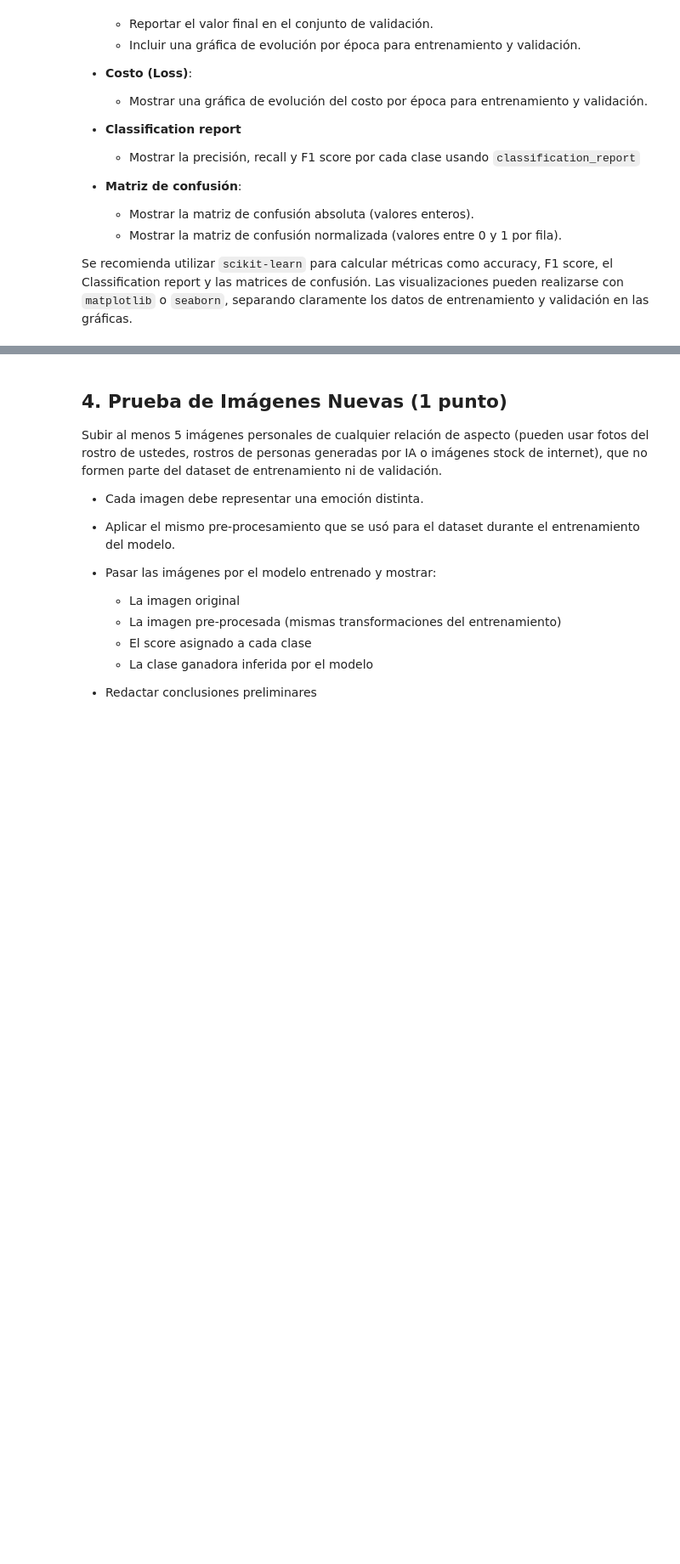
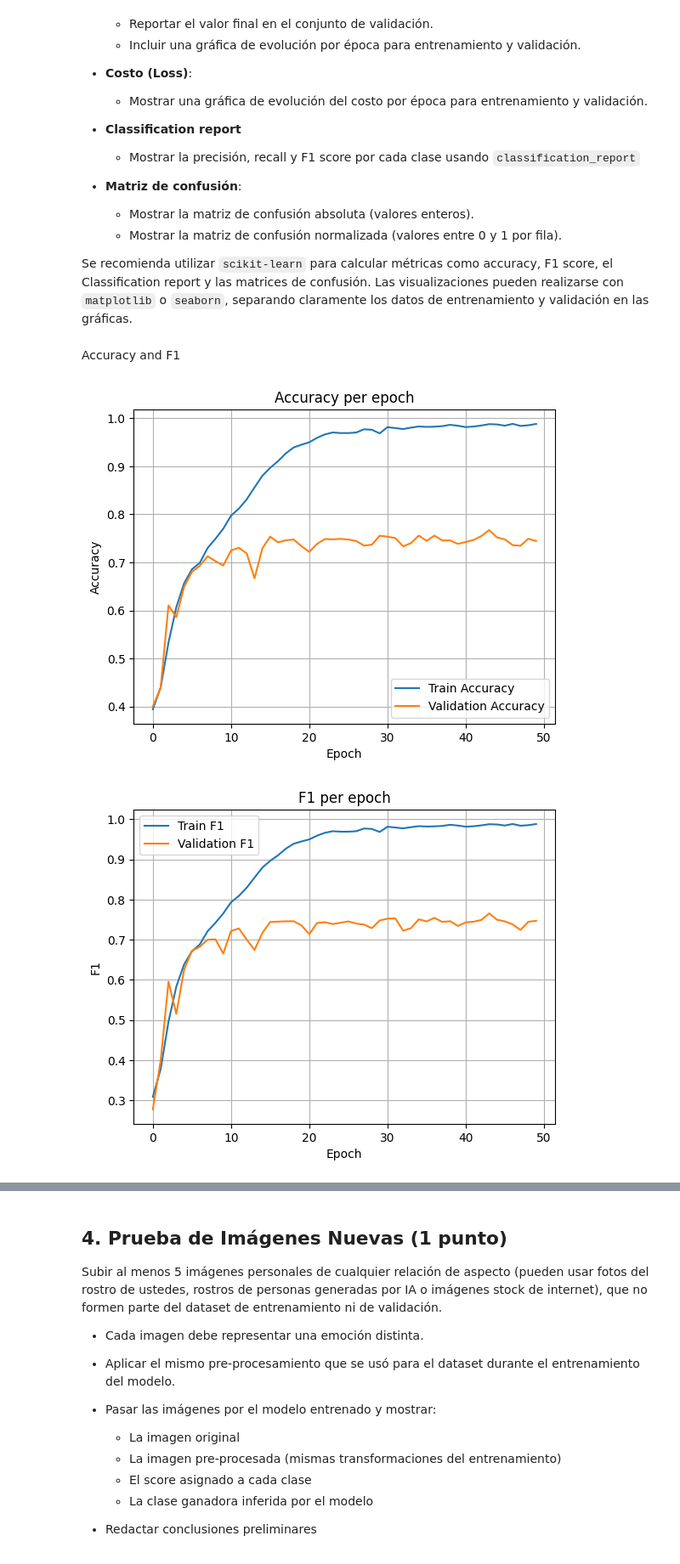
Before and after one commit to maximdorogov/aprendizaje-profundo, a Jupyter notebook: tp2/DOROGOV-MAXIM-DL-TP2-Co20.ipynb, the cells around one changed output, grey strips where cells are left out. Shown at 85% size. Drawn from its saved outputs; the diff is of its cells as text; code cells hidden in the pictures; blank space fills up the shorter version.

Commit message:
training and evaluation

```diff
--- a/tp2/DOROGOV-MAXIM-DL-TP2-Co20.ipynb
+++ b/tp2/DOROGOV-MAXIM-DL-TP2-Co20.ipynb
@@ -190,7 +197,7 @@ class ImgClassificationDataset(Dataset):
     def __getitem__(self, index):
         # store as attributes for further usage
         self.image_path, self.class_name = self._dataset_df.loc[index]
-        image_bgr = (cv2.imread(self.image_path) / 255.0).astype('float32')
+        image_bgr = cv2.imread(self.image_path)
         image_rgb = cv2.cvtColor(image_bgr, cv2.COLOR_BGR2RGB)
         if self.transform:
             image_rgb = self.transform(image_rgb)
@@ -200,7 +207,7 @@ class ImgClassificationDataset(Dataset):
         return len(self._dataset_df)
 
 transforms = T.Compose([
-     T.ToTensor(),
+    T.ToTensor(),
     T.RandomVerticalFlip(),
     T.Resize((224, 224)),
     T.Normalize(mean=[0.485, 0.456, 0.406], std=[0.229, 0.224, 0.225])
@@ -208,7 +215,7 @@ transforms = T.Compose([
 
 val_transforms = T.Compose([
     T.ToTensor(),
-    # T.Resize((224, 224)),
+    T.Resize((224, 224)),
     T.Normalize(mean=[0.485, 0.456, 0.406], std=[0.229, 0.224, 0.225])
 ])
 
@@ -472,0 +593,23 @@ Se recomienda utilizar `scikit-learn` para calcular métricas como accuracy, F1
+# %% [markdown]
+Accuracy and F1
+# %%
+plt.plot(range(EPOCHS), train_accuracy, label='Train Accuracy')
+plt.plot(range(EPOCHS), val_accuracy, label='Validation Accuracy')
+plt.title("Accuracy per epoch")
+plt.legend()
+plt.xlabel("Epoch")
+plt.ylabel("Accuracy")
+plt.grid('minor')
+plt.show()
+
+plt.plot(range(EPOCHS), train_f1, label='Train F1')
+plt.plot(range(EPOCHS), val_f1, label='Validation F1')
+plt.title("F1 per epoch")
+plt.legend()
+plt.xlabel("Epoch")
+plt.ylabel("F1")
+plt.grid('minor')
+plt.show()
+# %% [output]
+[figure, added]
+[figure, added]
```
Also changed, not shown: parts of 8 cells of this notebook.
